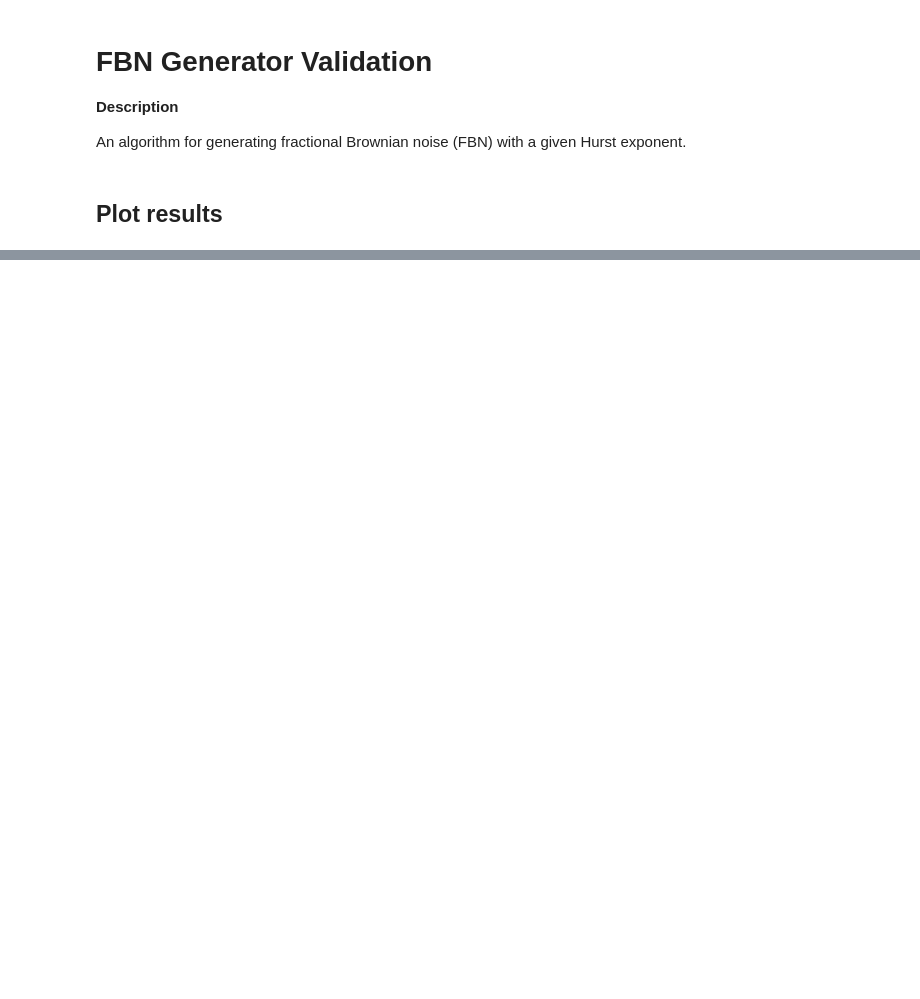
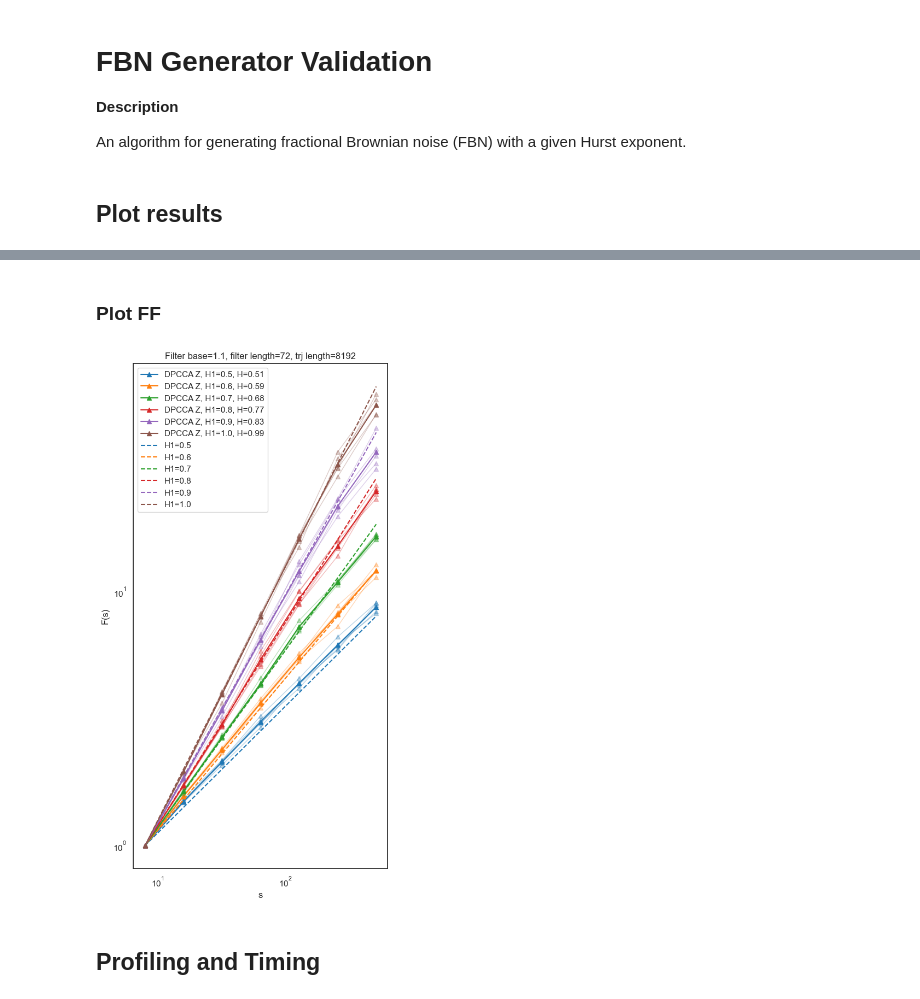
Before and after one commit to Digiratory/StatTools, a Jupyter notebook: research/lbfbm_generator.ipynb, the cells around one changed output, grey strips where cells are left out. Saved outputs shown, nothing was run; the diff lists cells and outputs as text; code cells hidden in the pictures; blank space fills up the shorter version.

```diff
--- a/research/lbfbm_generator.ipynb
+++ b/research/lbfbm_generator.ipynb
@@ -173,0 +175,77 @@ plt.show()
+# %% [markdown]
+### Plot FF
+# %%
+tab_colors = [
+    'tab:blue',
+    'tab:orange',
+    'tab:green',
+    'tab:red',
+    'tab:purple',
+    'tab:brown',
+    'tab:pink',
+]
+# %%
+config = {
+    "overlap_step": 1,
+    "hurst_min": 0.1,
+    "hurst_max": 2.0,
+    "base_min": 1.05,
+    "base_max": 2.0,
+    "rate": 13
+}
+# %%
+H = [0.5, 0.6, 0.7, 0.8, 0.9, 1.0]
+plt.figure(figsize=(6, 12))
+base = 1.1
+scales = np.array([2**i for i in range(3, config["rate"] - 3)])
+for i, h in enumerate(H):
+    f_z_list = []
+    for _ in range(5):
+        generator = LBFBmGenerator(h, base, length=2 ** config["rate"])
+        trj = []
+        for value in islice(generator, 2 ** config["rate"]):
+            trj.append(value)
+
+        signal_z = normalize(np.array(trj[::-1]))
+        _, _, f_z, s_z = dpcca(
+            signal_z, 2, config["overlap_step"], scales, processes=1, n_integral=0
+        )
+        f_z = np.sqrt(f_z)
+        f_z /= f_z[0]
+        res = stats.linregress(np.log(s_z), np.log(f_z)).slope
+        f_z_list.append(f_z)
+        plt.loglog(
+            scales,
+            f_z,
+            "^-",
+            c=tab_colors[i],
+            alpha=0.3,
+            linewidth=1,
+        )
+    plt.loglog(
+        scales,
+        np.mean(f_z_list, axis=0),
+        "^-",
+        label=f"DPCCA Z, H1={h}, H={round(res, 2)}",
+        c=tab_colors[i],
+    )
+
+for i, H1 in enumerate(H):
+    plt.loglog(
+        scales,
+        [s**H1 / scales[0] ** H1 for s in scales],
+        tab_colors[i],
+        label=f"H1={H1}",
+        linestyle="--",
+    )
+plt.title(
+    f"Filter base={base}, filter length={generator.filter_len}, trj length={2**config['rate']}"
+)
+plt.xlabel("s")
+plt.ylabel("F(s)")
+plt.legend()
+plt.show()
+# %% [output]
+[figure, added]
+# %% [markdown]
+## Profiling and Timing
```
Also changed, not shown: parts of 16 cells of this notebook.
